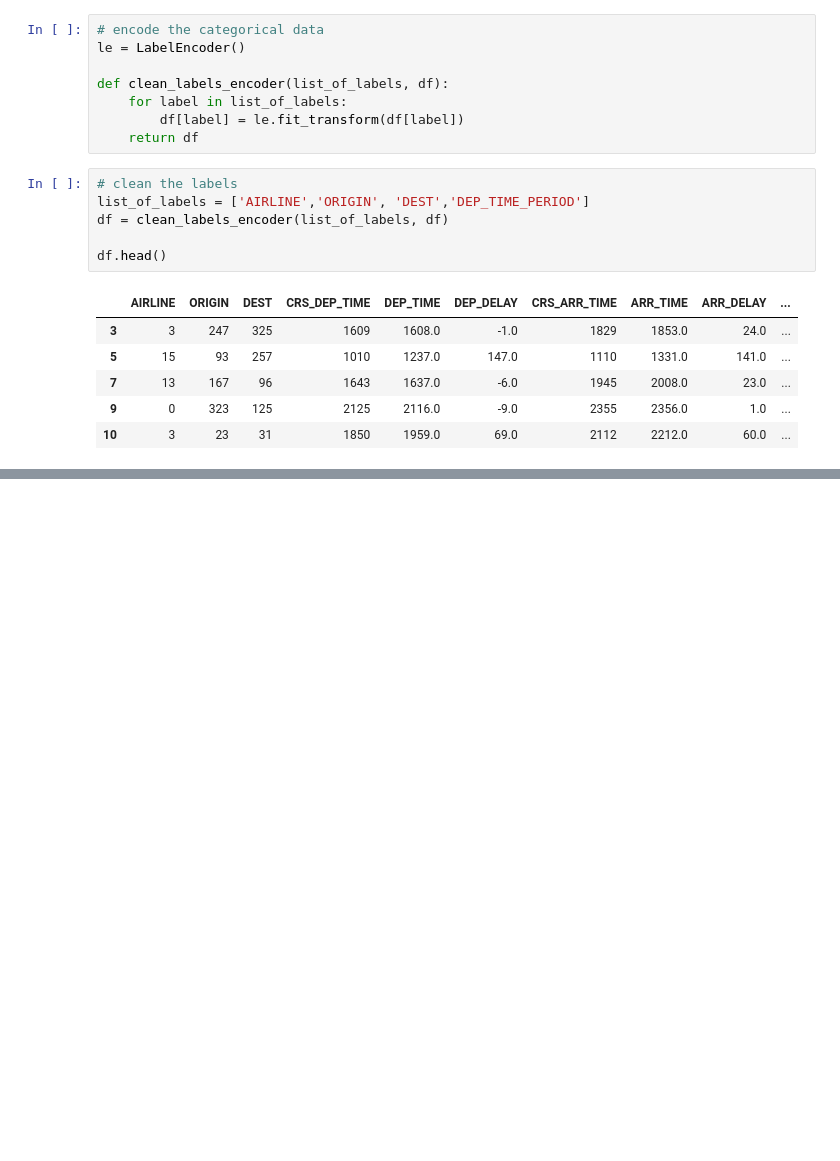
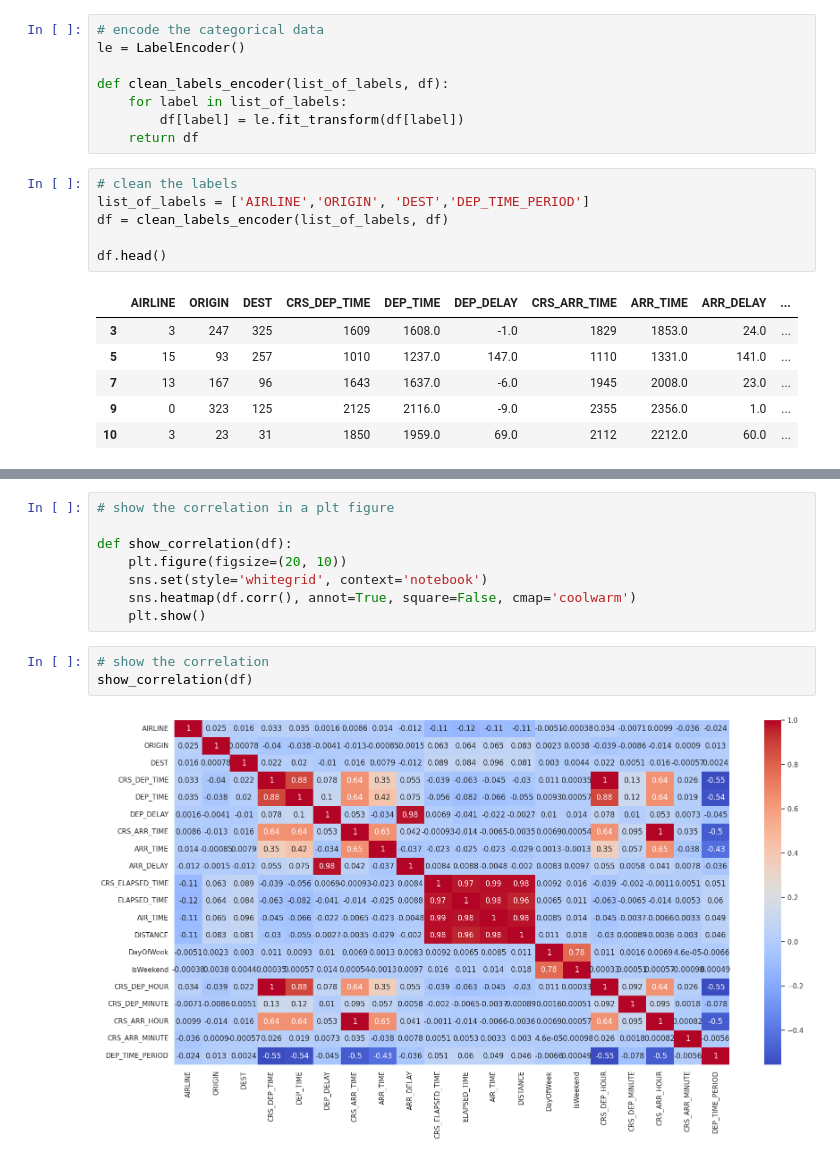
Before and after one commit to swiz9/Flight-Delay-Prediction-System, a Jupyter notebook: Bidirectional_LSTM__Model.ipynb, the cells around one changed output, grey strips where cells are left out. Cells and saved outputs as stored; diff of their text form; blank space fills up the shorter version.

Commit message:
Visualized feature correlations using a heatmap

```diff
--- a/Bidirectional_LSTM__Model.ipynb
+++ b/Bidirectional_LSTM__Model.ipynb
@@ -188,3 +188,16 @@ df.corr()
 | CRS_ARR_HOUR | 0.009862 | -0.013536 | 0.015683 | 0.637099 | 0.644383 | 0.052627 | 0.999426 | 0.653032 | 0.041475 | ... |
 | CRS_ARR_MINUTE | -0.036036 | 0.000896 | -0.000573 | 0.025952 | 0.018541 | 0.007328 | 0.034692 | -0.038016 | 0.007808 | ... |
 | DEP_TIME_PERIOD | -0.024060 | 0.012959 | 0.002435 | -0.554952 | -0.535614 | -0.044985 | -0.497509 | -0.431099 | -0.036177 | ... |
+# %%
+# show the correlation in a plt figure
+
+def show_correlation(df):
+    plt.figure(figsize=(20, 10))
+    sns.set(style='whitegrid', context='notebook')
+    sns.heatmap(df.corr(), annot=True, square=False, cmap='coolwarm')
+    plt.show()
+# %%
+# show the correlation
+show_correlation(df)
+# %% [output]
+[figure, added]
```
